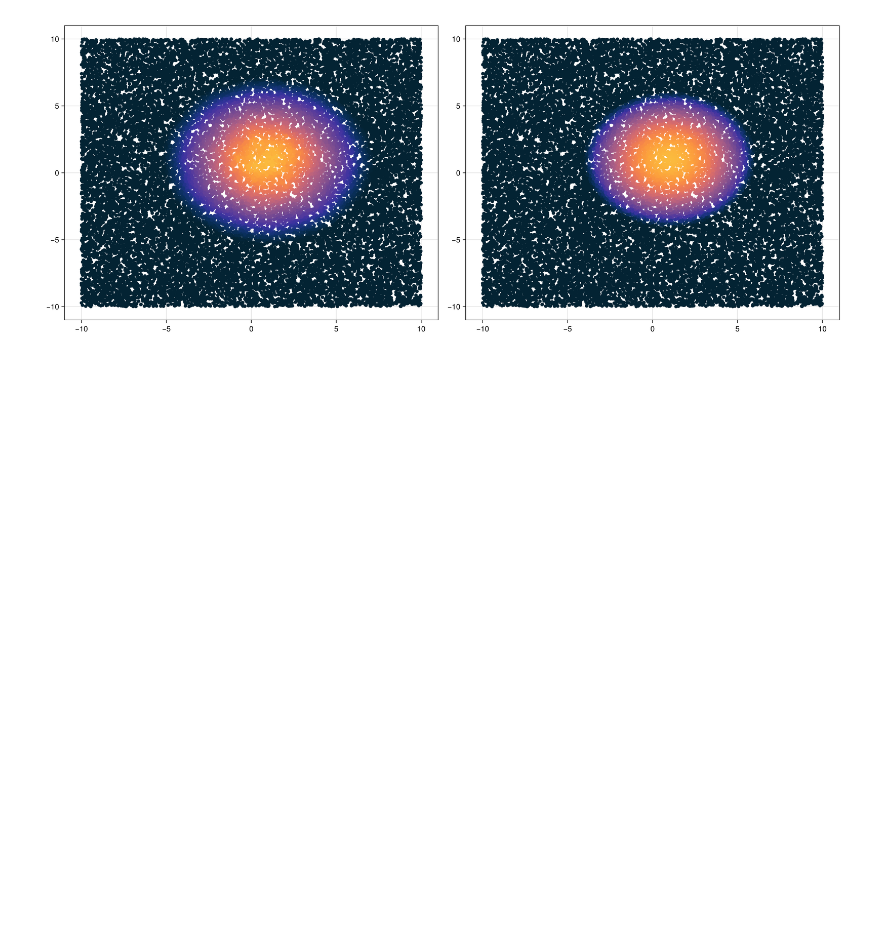
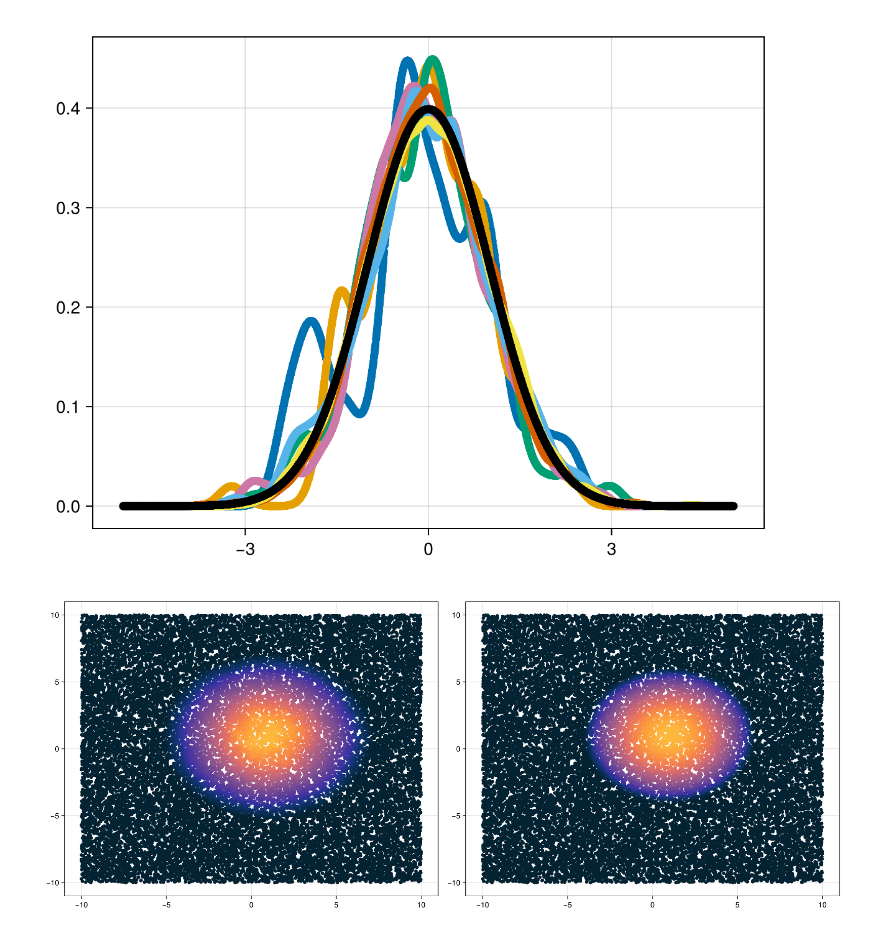
Before and after one commit to ndefilippis/Variable-Kernel-Density-Estimation-Math-Stats-Final-Project-, a Jupyter notebook: VariableKDE.ipynb, the cells around one changed output. Drawn from its saved outputs; the diff is of its cells as text; code cells hidden in the pictures; blank space fills up the shorter version.

Commit message:
Add images generation code

```diff
--- a/VariableKDE.ipynb
+++ b/VariableKDE.ipynb
@@ -60,3 +193,15 @@ println(1/N_query_points * sum(abs2.(pdf_estimate - true_values)) * sum(true_val
+# %%
+fig1 = Figure()
+ax = Axis(fig1[1,1])
+for i=1:Ntrials
+    scatter!(ax, query_points[:], fixed_width_pdfs[i])
+end
+
+scatter!(ax, query_points[:], true_pdf.(eachrow(query_points)), color="black")
+
+fig1
+# %% [output]
+[figure, added]
 # %%
 f = Figure(size=(1500, 600))
 ax2 = Axis(f[1,1])
```
Also changed, not shown: parts of 6 cells of this notebook, 6 other files.
